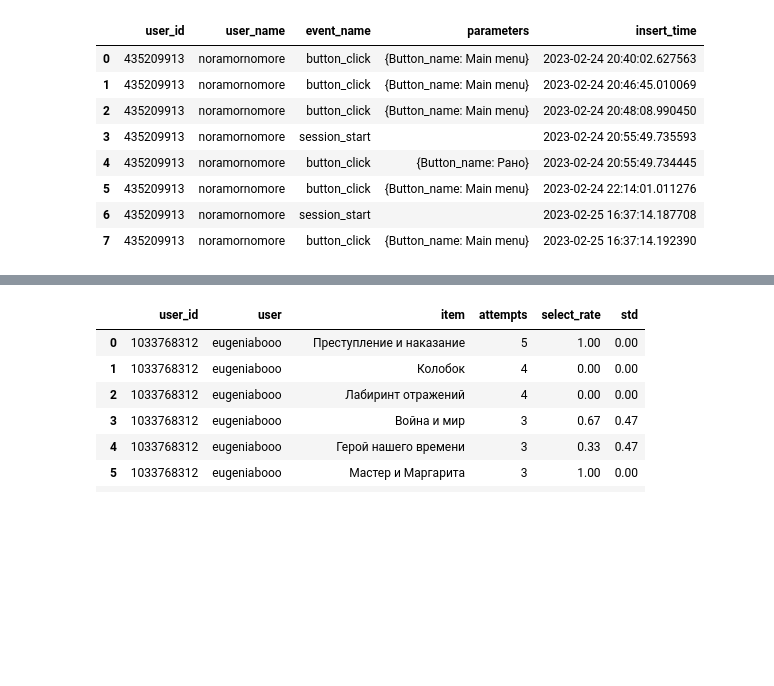
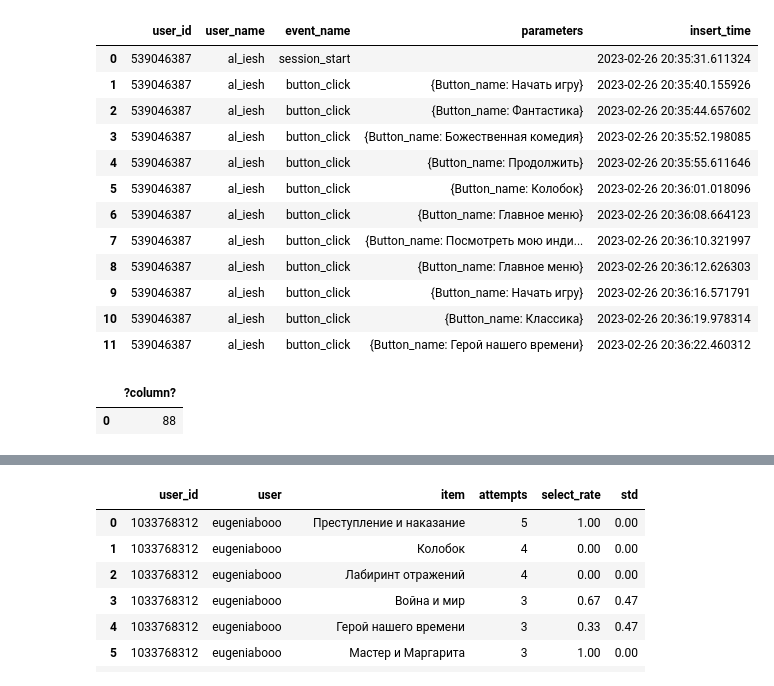
Before and after one commit to rosolimo212/elo_game, a Jupyter notebook: researches.ipynb, the cells around one changed output, grey strips where cells are left out. Saved outputs shown, nothing was run; the diff lists cells and outputs as text; code cells hidden in the pictures; blank space fills up the shorter version.

```diff
--- a/researches.ipynb
+++ b/researches.ipynb
@@ -45,22 +64,35 @@ from tl.events
 # %%
 dl.get_data("""
 select *
 from tl.events
-where user_name = 'noramornomore'
+where user_name = 'al_iesh'--'noramornomore'
 
 
 """
 )
 # %% [output]
 |  | user_id | user_name | event_name | parameters | insert_time |
-| 0 | 435209913 | noramornomore | button_click | {Button_name: Main menu} | 2023-02-24 20:40:02.627563 |
-| 1 | 435209913 | noramornomore | button_click | {Button_name: Main menu} | 2023-02-24 20:46:45.010069 |
-| 2 | 435209913 | noramornomore | button_click | {Button_name: Main menu} | 2023-02-24 20:48:08.990450 |
-| 3 | 435209913 | noramornomore | session_start |  | 2023-02-24 20:55:49.735593 |
-| 4 | 435209913 | noramornomore | button_click | {Button_name: Рано} | 2023-02-24 20:55:49.734445 |
-| 5 | 435209913 | noramornomore | button_click | {Button_name: Main menu} | 2023-02-24 22:14:01.011276 |
-| 6 | 435209913 | noramornomore | session_start |  | 2023-02-25 16:37:14.187708 |
-| 7 | 435209913 | noramornomore | button_click | {Button_name: Main menu} | 2023-02-25 16:37:14.192390 |
+| 0 | 539046387 | al_iesh | session_start |  | 2023-02-26 20:35:31.611324 |
+| 1 | 539046387 | al_iesh | button_click | {Button_name: Начать игру} | 2023-02-26 20:35:40.155926 |
+| 2 | 539046387 | al_iesh | button_click | {Button_name: Фантастика} | 2023-02-26 20:35:44.657602 |
+| 3 | 539046387 | al_iesh | button_click | {Button_name: Божественная комедия} | 2023-02-26 20:35:52.198085 |
+| 4 | 539046387 | al_iesh | button_click | {Button_name: Продолжить} | 2023-02-26 20:35:55.611646 |
+| 5 | 539046387 | al_iesh | button_click | {Button_name: Колобок} | 2023-02-26 20:36:01.018096 |
+| 6 | 539046387 | al_iesh | button_click | {Button_name: Главное меню} | 2023-02-26 20:36:08.664123 |
+| 7 | 539046387 | al_iesh | button_click | {Button_name: Посмотреть мою инди... | 2023-02-26 20:36:10.321997 |
+| 8 | 539046387 | al_iesh | button_click | {Button_name: Главное меню} | 2023-02-26 20:36:12.626303 |
+| 9 | 539046387 | al_iesh | button_click | {Button_name: Начать игру} | 2023-02-26 20:36:16.571791 |
+| 10 | 539046387 | al_iesh | button_click | {Button_name: Классика} | 2023-02-26 20:36:19.978314 |
+| 11 | 539046387 | al_iesh | button_click | {Button_name: Герой нашего времени} | 2023-02-26 20:36:22.460312 |
+# %%
+dl.get_data("""
+select pg_relation_size('tl.rating_history') / 1024
+
+"""
+)
+# %% [output]
+|  | ?column? |
+| 0 | 88 |
 # %%
 dl.get_data("""
                     with
```
Also changed, not shown: parts of 7 cells of this notebook, 1 other file.
